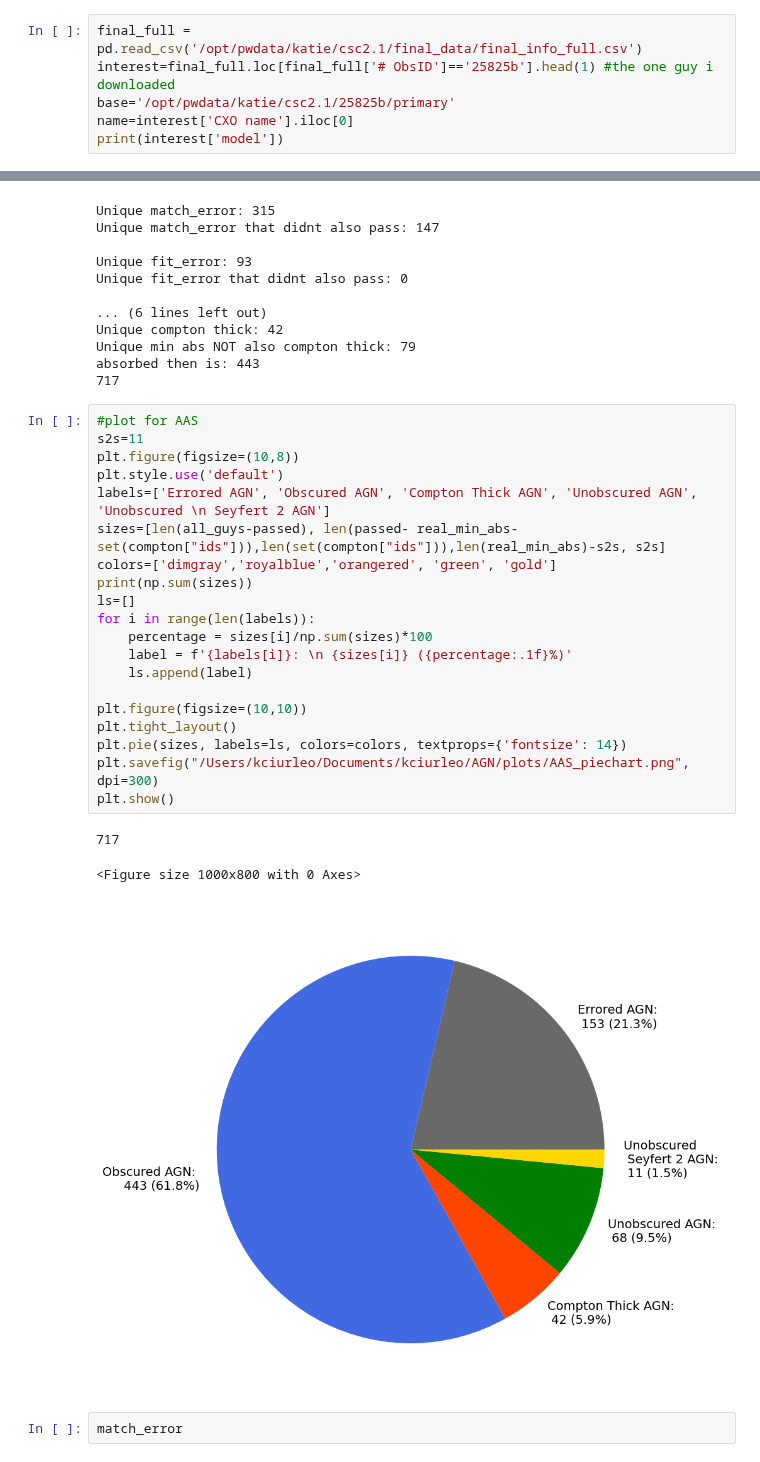
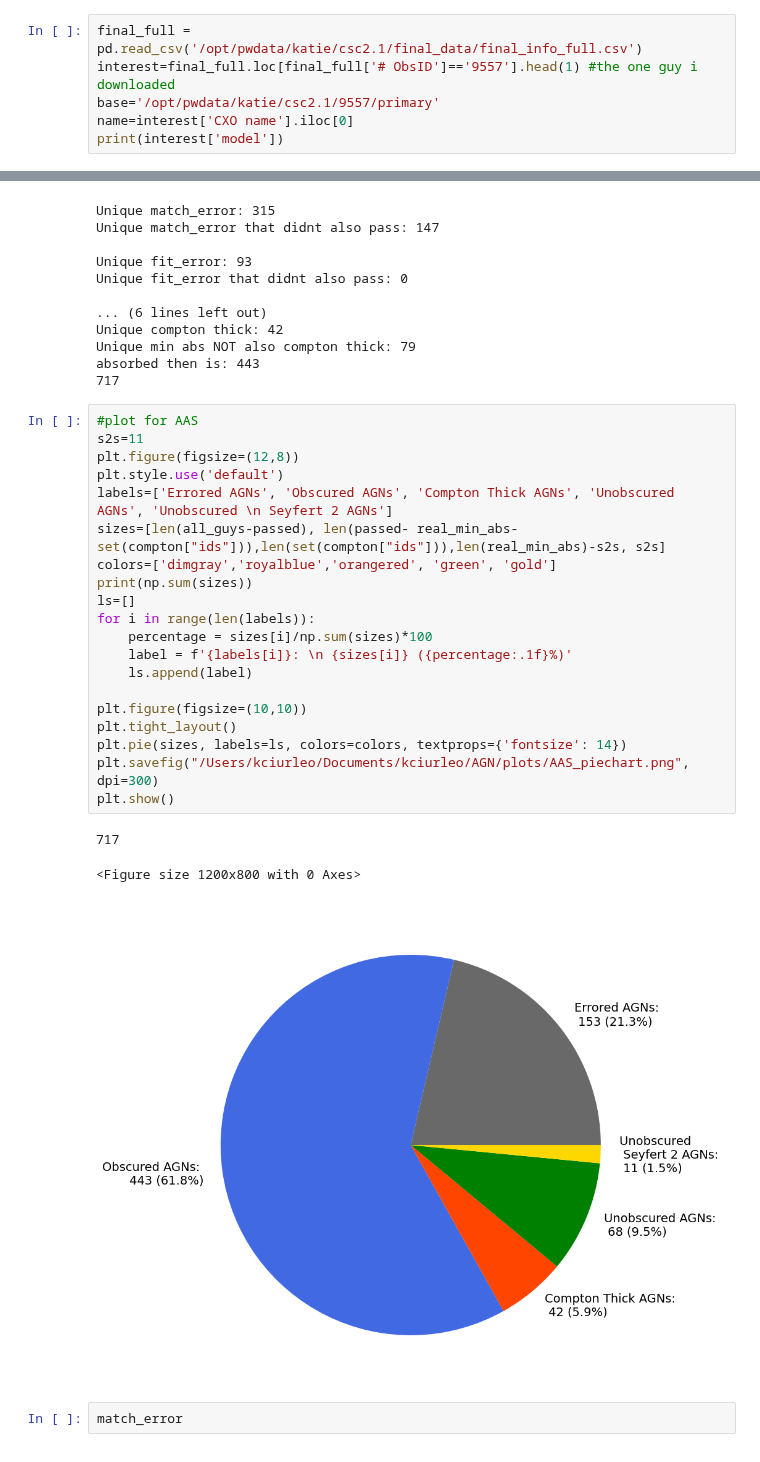
Before and after one commit to kciurleo/AGN, a Jupyter notebook: sherpa_fitting_code/solving_my_own_mysteries.ipynb, the cells around one changed output, grey strips where cells are left out. Saved outputs shown, nothing was run; the diff lists cells and outputs as text.

```diff
--- a/sherpa_fitting_code/solving_my_own_mysteries.ipynb
+++ b/sherpa_fitting_code/solving_my_own_mysteries.ipynb
@@ -19,8 +19,8 @@ import re
 bruh=final_full.loc[final_full['model']=='main'].sort_values(by='counts', ascending=False).head(25)
 # %%
 final_full = pd.read_csv('/opt/pwdata/katie/csc2.1/final_data/final_info_full.csv')
-interest=final_full.loc[final_full['# ObsID']=='25825b'].head(1) #the one guy i downloaded
-base='/opt/pwdata/katie/csc2.1/25825b/primary'
+interest=final_full.loc[final_full['# ObsID']=='9557'].head(1) #the one guy i downloaded
+base='/opt/pwdata/katie/csc2.1/9557/primary'
 name=interest['CXO name'].iloc[0]
 print(interest['model'])
 # %% [output]
@@ -316,27 +279,27 @@ absorbed then is: 443
 # %%
 #plot for AAS
 s2s=11
-plt.figure(figsize=(10,8))
+plt.figure(figsize=(12,8))
 plt.style.use('default')
-labels=['Errored AGN', 'Obscured AGN', 'Compton Thick AGN', 'Unobscured AGN', 'Unobscured \n Seyfert 2 AGN']
+labels=['Errored AGNs', 'Obscured AGNs', 'Compton Thick AGNs', 'Unobscured AGNs', 'Unobscured \n Seyfert 2 AGNs']
 sizes=[len(all_guys-passed), len(passed- real_min_abs-set(compton["ids"])),len(set(compton["ids"])),len(real_min_abs)-s2s, s2s]
 colors=['dimgray','royalblue','orangered', 'green', 'gold']
 print(np.sum(sizes))
 ls=[]
 for i in range(len(labels)):
     percentage = sizes[i]/np.sum(sizes)*100
     label = f'{labels[i]}: \n {sizes[i]} ({percentage:.1f}%)'
     ls.append(label)
 
 plt.figure(figsize=(10,10))
 plt.tight_layout()
 plt.pie(sizes, labels=ls, colors=colors, textprops={'fontsize': 14})
 plt.savefig("/Users/kciurleo/Documents/kciurleo/AGN/plots/AAS_piechart.png", dpi=300)
 plt.show()
 # %% [output]
 717
-<Figure size 1000x800 with 0 Axes>
+<Figure size 1200x800 with 0 Axes>
-[figure, old version]
+[figure, new version]
 # %%
 match_error
 # %% [output]
```
Also changed, not shown: parts of 4 cells of this notebook, 23 other files.
